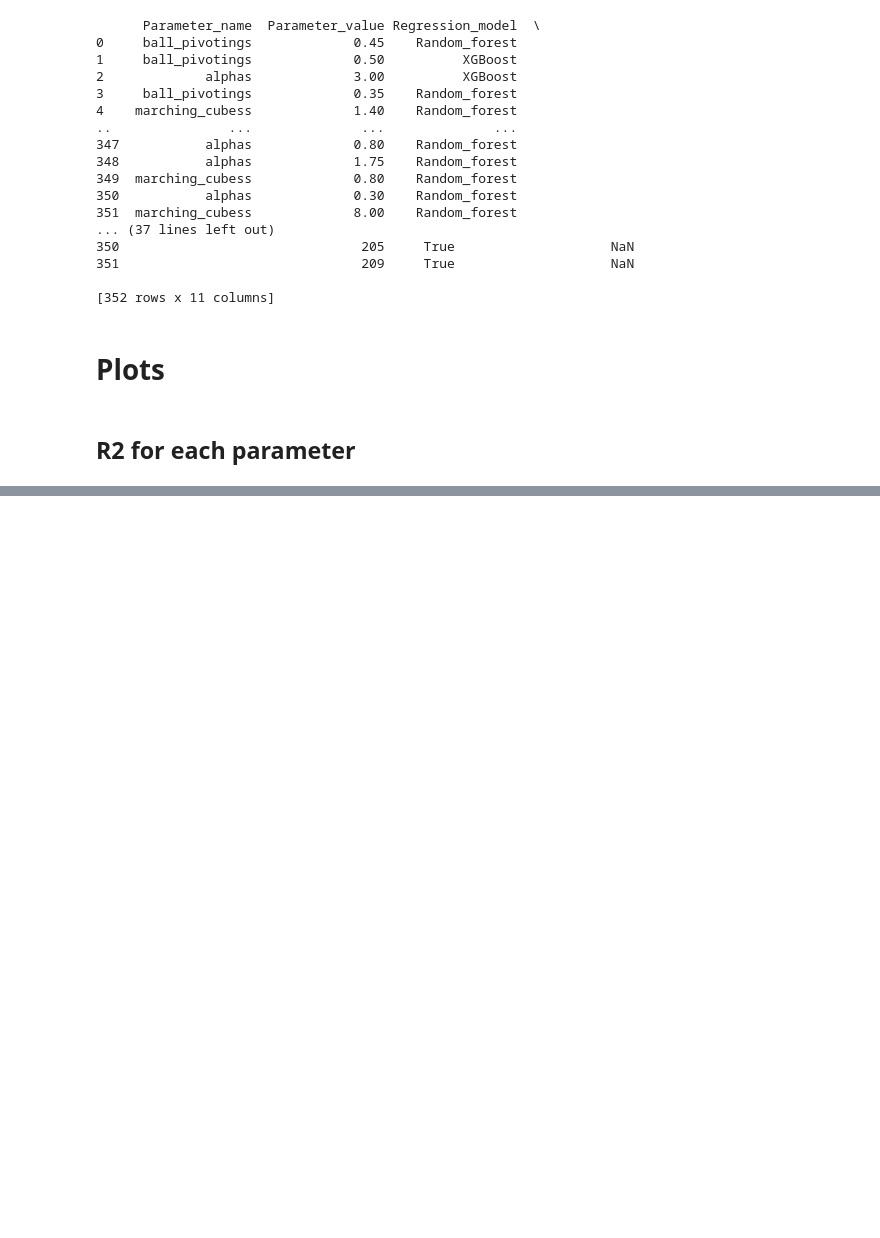
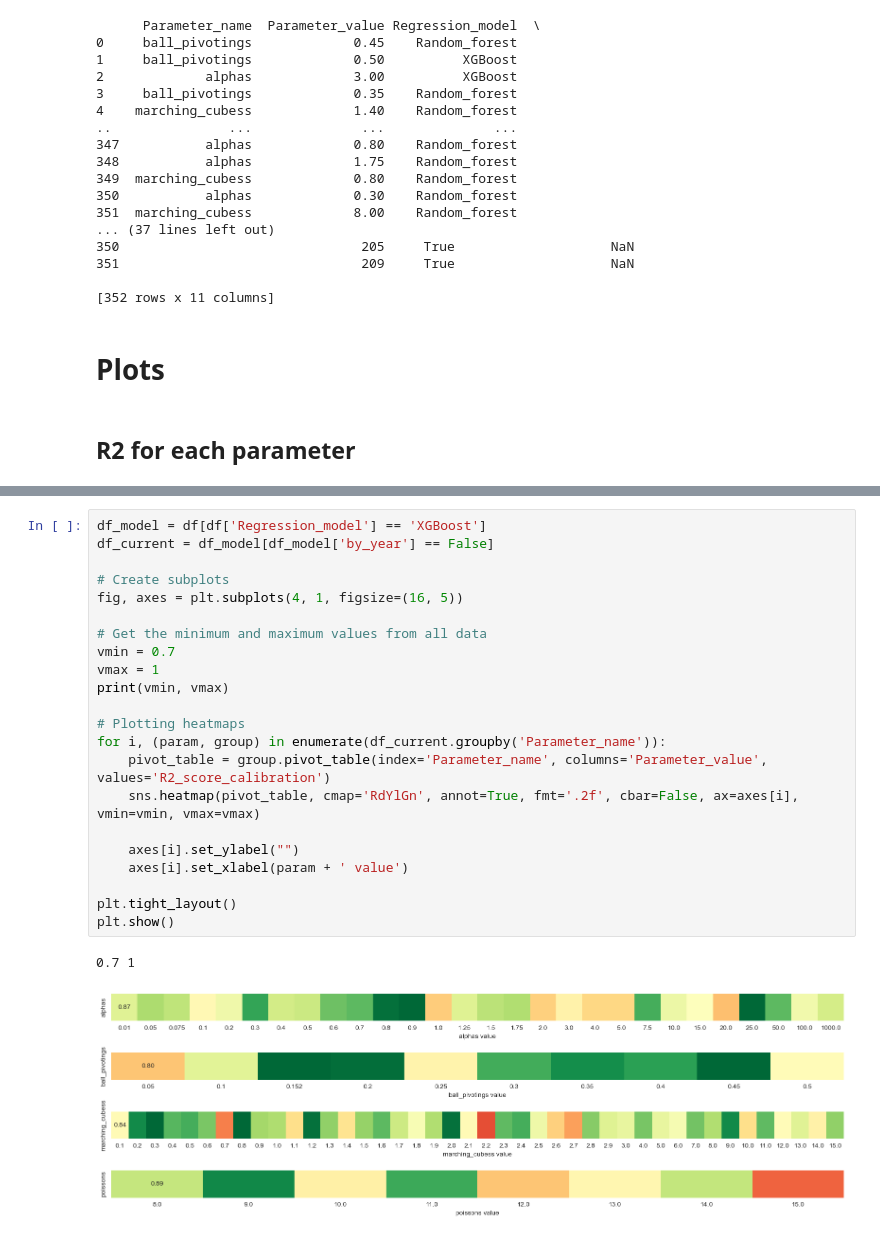
Before and after one commit to peppermint-ice/dbscanning_310, a Jupyter notebook: temp/plot_r2.ipynb, the cells around one changed output, grey strips where cells are left out. Cells and saved outputs as stored; diff of their text form; blank space fills up the shorter version.

```diff
--- a/temp/plot_r2.ipynb
+++ b/temp/plot_r2.ipynb
@@ -68,0 +69,25 @@ plt.show()
+# %%
+df_model = df[df['Regression_model'] == 'XGBoost']
+df_current = df_model[df_model['by_year'] == False]
+
+# Create subplots
+fig, axes = plt.subplots(4, 1, figsize=(16, 5))
+
+# Get the minimum and maximum values from all data
+vmin = 0.7
+vmax = 1
+print(vmin, vmax)
+
+# Plotting heatmaps
+for i, (param, group) in enumerate(df_current.groupby('Parameter_name')):
+    pivot_table = group.pivot_table(index='Parameter_name', columns='Parameter_value', values='R2_score_calibration')
+    sns.heatmap(pivot_table, cmap='RdYlGn', annot=True, fmt='.2f', cbar=False, ax=axes[i], vmin=vmin, vmax=vmax)
+
+    axes[i].set_ylabel("")
+    axes[i].set_xlabel(param + ' value')
+
+plt.tight_layout()
+plt.show()
+# %% [output]
+0.7 1
+[figure, added]
```
Also changed, not shown: parts of 1 cell of this notebook, 5 other files.
